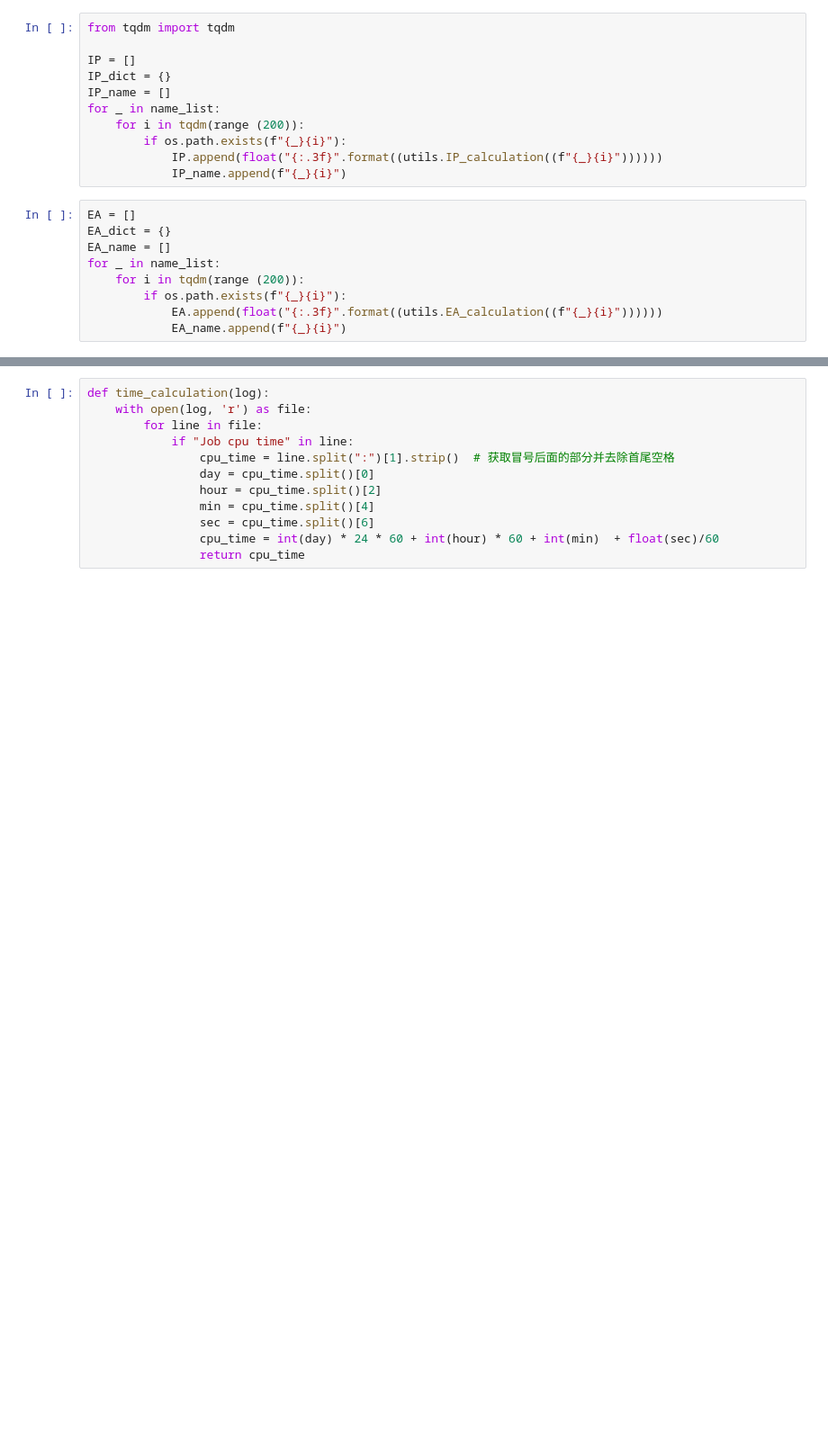
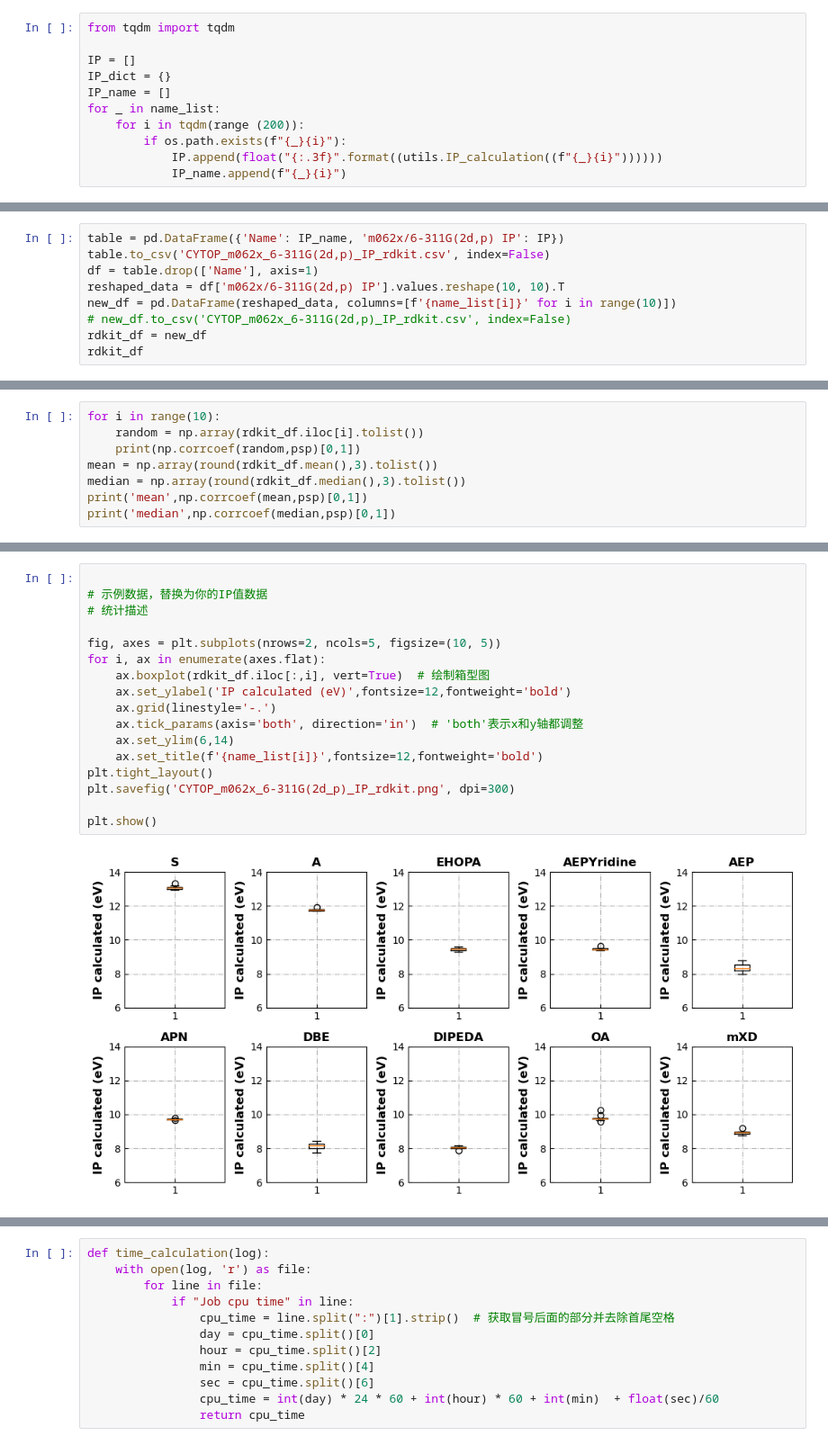
Before and after one commit to thyheal/electret_cal, a Jupyter notebook: flow.ipynb, the cells around one changed output, grey strips where cells are left out. Shown at 90% size. Saved outputs shown, nothing was run; the diff lists cells and outputs as text; blank space fills up the shorter version.

```diff
--- a/flow.ipynb
+++ b/flow.ipynb
@@ -87,12 +95,3 @@ for _ in name_list:
         if os.path.exists(f"{_}{i}"):
             IP.append(float("{:.3f}".format((utils.IP_calculation((f"{_}{i}"))))))
             IP_name.append(f"{_}{i}")
-# %%
-EA = []
-EA_dict = {}
-EA_name = []
-for _ in name_list:
-    for i in tqdm(range (200)):
-        if os.path.exists(f"{_}{i}"):
-            EA.append(float("{:.3f}".format((utils.EA_calculation((f"{_}{i}"))))))
-            EA_name.append(f"{_}{i}")
@@ -106,0 +98,9 @@ table
+# %%
+table = pd.DataFrame({'Name': IP_name, 'm062x/6-311G(2d,p) IP': IP})
+table.to_csv('CYTOP_m062x_6-311G(2d,p)_IP_rdkit.csv', index=False)
+df = table.drop(['Name'], axis=1)
+reshaped_data = df['m062x/6-311G(2d,p) IP'].values.reshape(10, 10).T
+new_df = pd.DataFrame(reshaped_data, columns=[f'{name_list[i]}' for i in range(10)])
+# new_df.to_csv('CYTOP_m062x_6-311G(2d,p)_IP_rdkit.csv', index=False)
+rdkit_df = new_df
+rdkit_df
@@ -106,0 +119,8 @@ table
+# %%
+for i in range(10):
+    random = np.array(rdkit_df.iloc[i].tolist())
+    print(np.corrcoef(random,psp)[0,1])
+mean = np.array(round(rdkit_df.mean(),3).tolist())
+median = np.array(round(rdkit_df.median(),3).tolist())
+print('mean',np.corrcoef(mean,psp)[0,1])
+print('median',np.corrcoef(median,psp)[0,1])
@@ -106,0 +204,19 @@ table
+# %%
+
+# 示例数据，替换为你的IP值数据
+# 统计描述
+
+fig, axes = plt.subplots(nrows=2, ncols=5, figsize=(10, 5))
+for i, ax in enumerate(axes.flat):
+    ax.boxplot(rdkit_df.iloc[:,i], vert=True)  # 绘制箱型图
+    ax.set_ylabel('IP calculated (eV)',fontsize=12,fontweight='bold')
+    ax.grid(linestyle='-.')
+    ax.tick_params(axis='both', direction='in')  # 'both'表示x和y轴都调整
+    ax.set_ylim(6,14)
+    ax.set_title(f'{name_list[i]}',fontsize=12,fontweight='bold')
+plt.tight_layout()
+plt.savefig('CYTOP_m062x_6-311G(2d_p)_IP_rdkit.png', dpi=300)
+
+plt.show()
+# %% [output]
+[figure, added]
```
Also changed, not shown: parts of 25 cells of this notebook, 1 other file.
